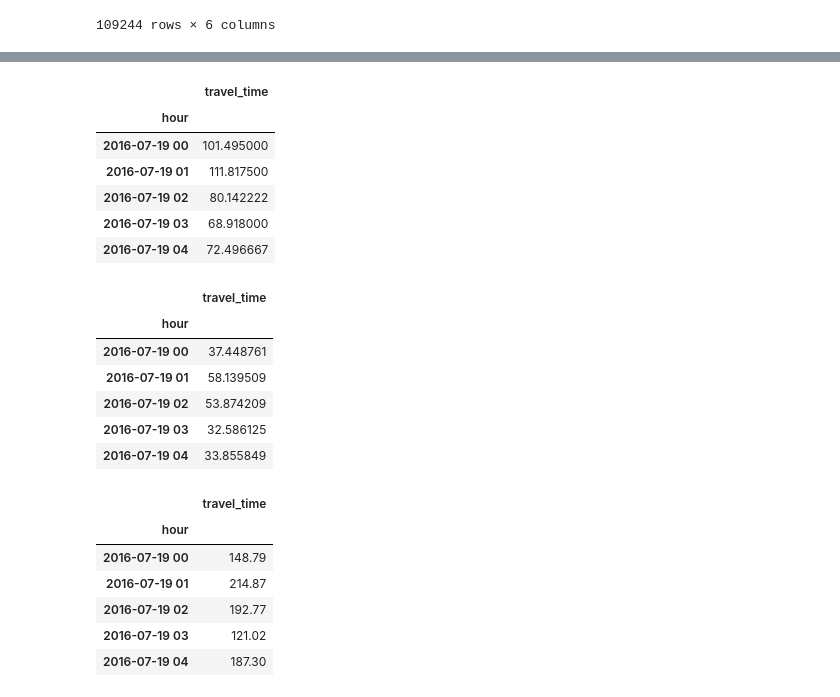
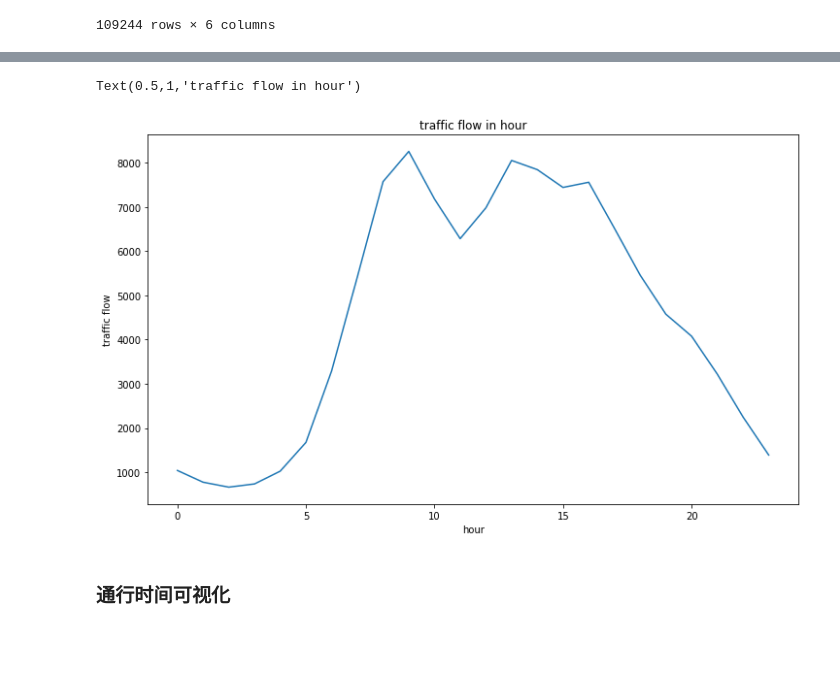
Before and after one commit to wwyf/way_to_datamining, a Jupyter notebook: 1-basic/source/task1.ipynb, the cells around one changed output, grey strips where cells are left out. Saved outputs shown, nothing was run; the diff lists cells and outputs as text; code cells hidden in the pictures; blank space fills up the shorter version.

```diff
--- a/1-basic/source/task1.ipynb
+++ b/1-basic/source/task1.ipynb
@@ -305 +289,16 @@ raw_data['hour'] = raw_data.apply(lambda s : get_hour(s), axis=1)
+# %%
+data_1 = raw_data.groupby('hour').count().iloc[:,0]
+# %%
+plt.figure(figsize=(12,7))
+xs = range(24)
+ys = data_1.values
+plt.plot(xs, ys)
+plt.xlabel('hour')
+plt.ylabel('traffic flow')
+plt.title('traffic flow in hour')
+# %% [output]
+Text(0.5,1,'traffic flow in hour')
+[figure, added]
+# %% [markdown]
+### 通行时间可视化
 # %%
@@ -307,33 +305,0 @@ groups_4 = raw_data.loc[:,['hour', 'travel_time']].groupby('hour')
-# %%
-# 均值
-groups_4.mean().head()
-# %% [output]
-|  | travel_time |
-| hour |  |
-| 2016-07-19 00 | 101.495000 |
-| 2016-07-19 01 | 111.817500 |
-| 2016-07-19 02 | 80.142222 |
-| 2016-07-19 03 | 68.918000 |
-| 2016-07-19 04 | 72.496667 |
-# %%
-# 标准差
-groups_4.std().head()
-# %% [output]
-|  | travel_time |
-| hour |  |
-| 2016-07-19 00 | 37.448761 |
-| 2016-07-19 01 | 58.139509 |
-| 2016-07-19 02 | 53.874209 |
-| 2016-07-19 03 | 32.586125 |
-| 2016-07-19 04 | 33.855849 |
-# %%
-# 最大值
-groups_4.max().head()
-# %% [output]
-|  | travel_time |
-| hour |  |
-| 2016-07-19 00 | 148.79 |
-| 2016-07-19 01 | 214.87 |
-| 2016-07-19 02 | 192.77 |
-| 2016-07-19 03 | 121.02 |
-| 2016-07-19 04 | 187.30 |
```
Also changed, not shown: parts of 63 cells of this notebook, 9 other files.
